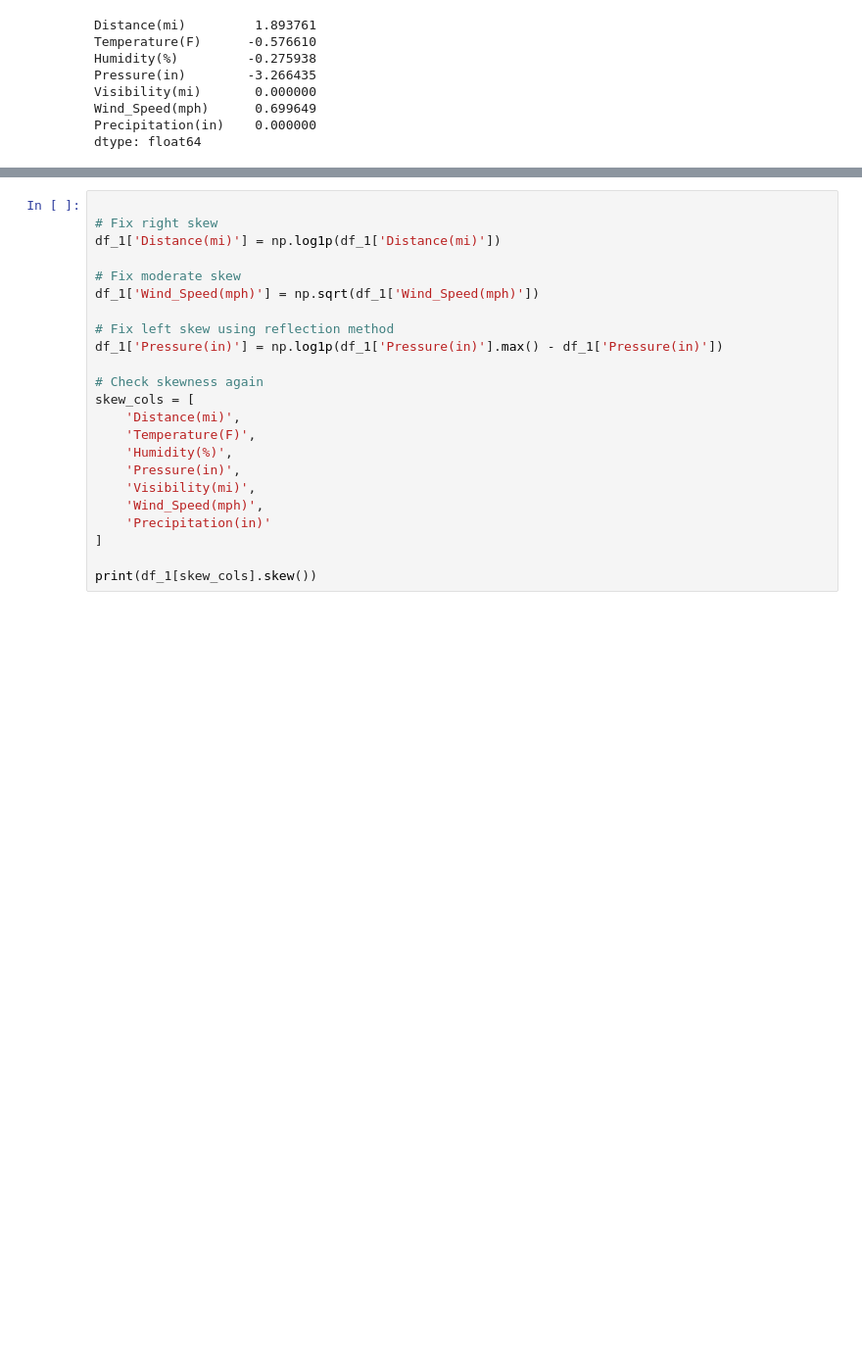
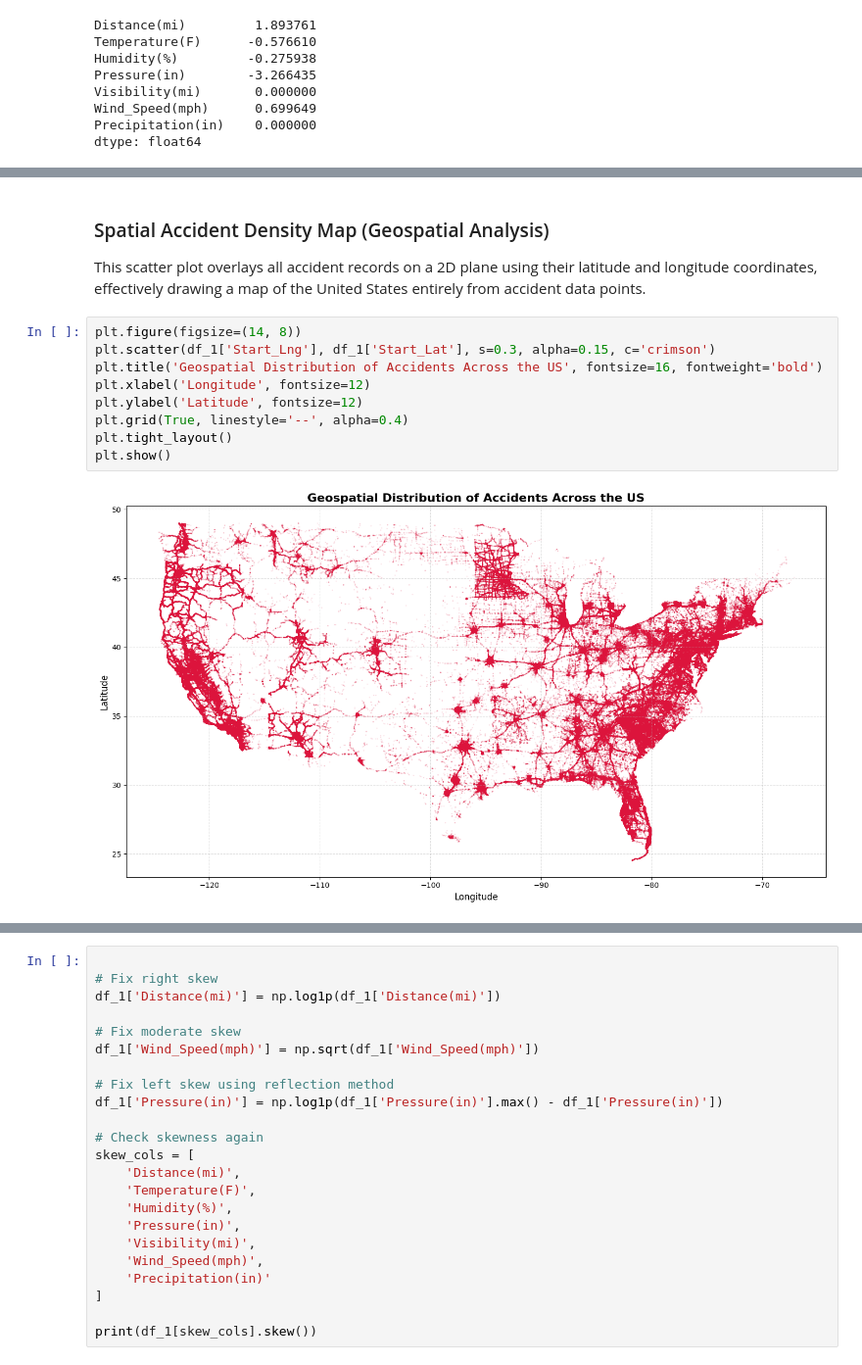
Before and after one commit to Kishore-mp45/24ADI204_TEAM9_ROAD_ACCIDENT_SEVERITY_ANALYSIS, a Jupyter notebook: Week-3.ipynb, the cells around one changed output, grey strips where cells are left out. Shown at 98% size. Saved outputs shown, nothing was run; the diff lists cells and outputs as text; blank space fills up the shorter version.

```diff
--- a/Week-3.ipynb
+++ b/Week-3.ipynb
@@ -762,0 +899,14 @@ dtype: float64
+# %% [markdown]
+###  Spatial Accident Density Map (Geospatial Analysis)
+This scatter plot overlays all accident records on a 2D plane using their latitude and longitude coordinates, effectively drawing a map of the United States entirely from accident data points.
+# %%
+plt.figure(figsize=(14, 8))
+plt.scatter(df_1['Start_Lng'], df_1['Start_Lat'], s=0.3, alpha=0.15, c='crimson')
+plt.title('Geospatial Distribution of Accidents Across the US', fontsize=16, fontweight='bold')
+plt.xlabel('Longitude', fontsize=12)
+plt.ylabel('Latitude', fontsize=12)
+plt.grid(True, linestyle='--', alpha=0.4)
+plt.tight_layout()
+plt.show()
+# %% [output]
+[figure, added]
```
Also changed, not shown: parts of 79 cells of this notebook, 10 other files.
